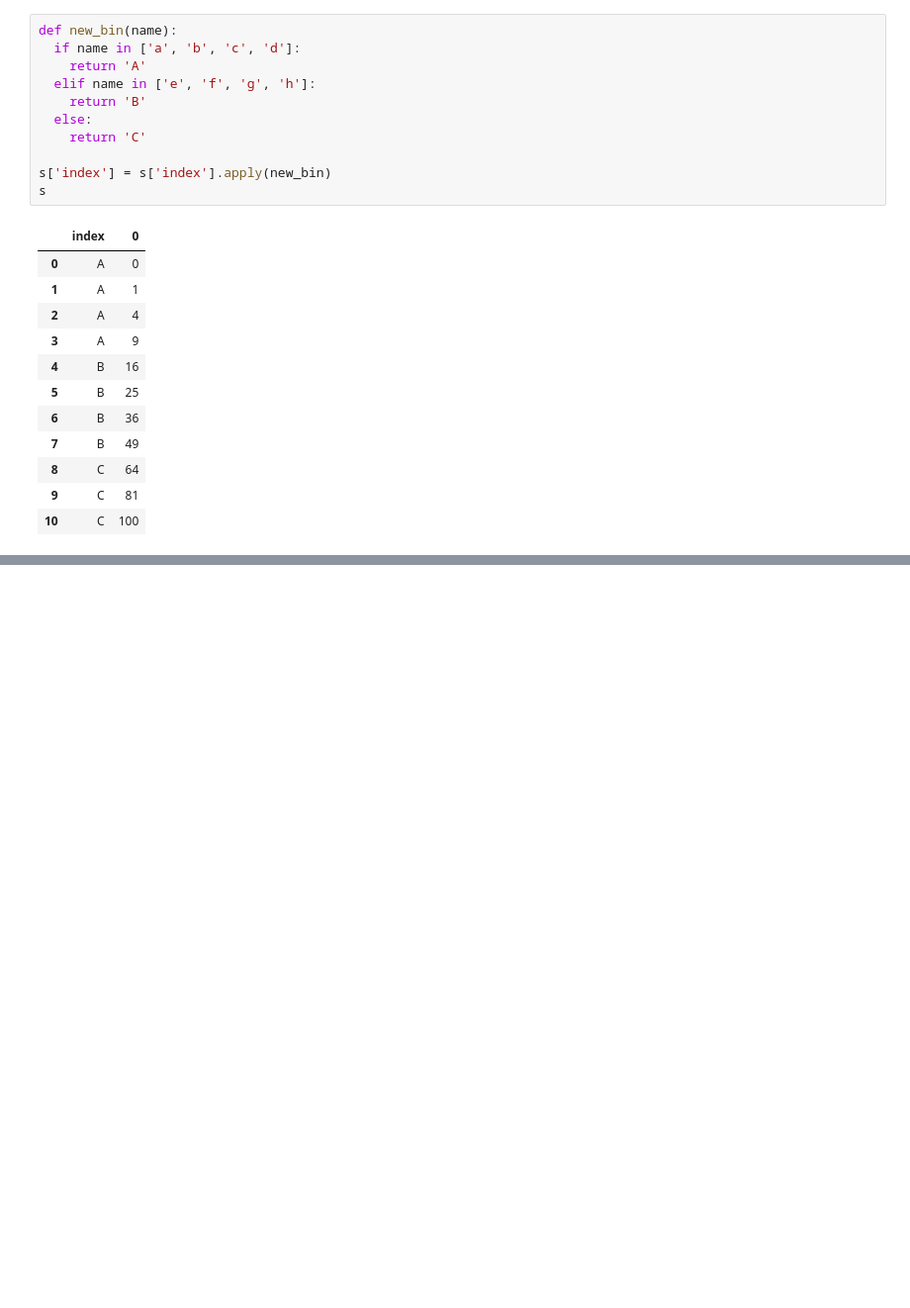
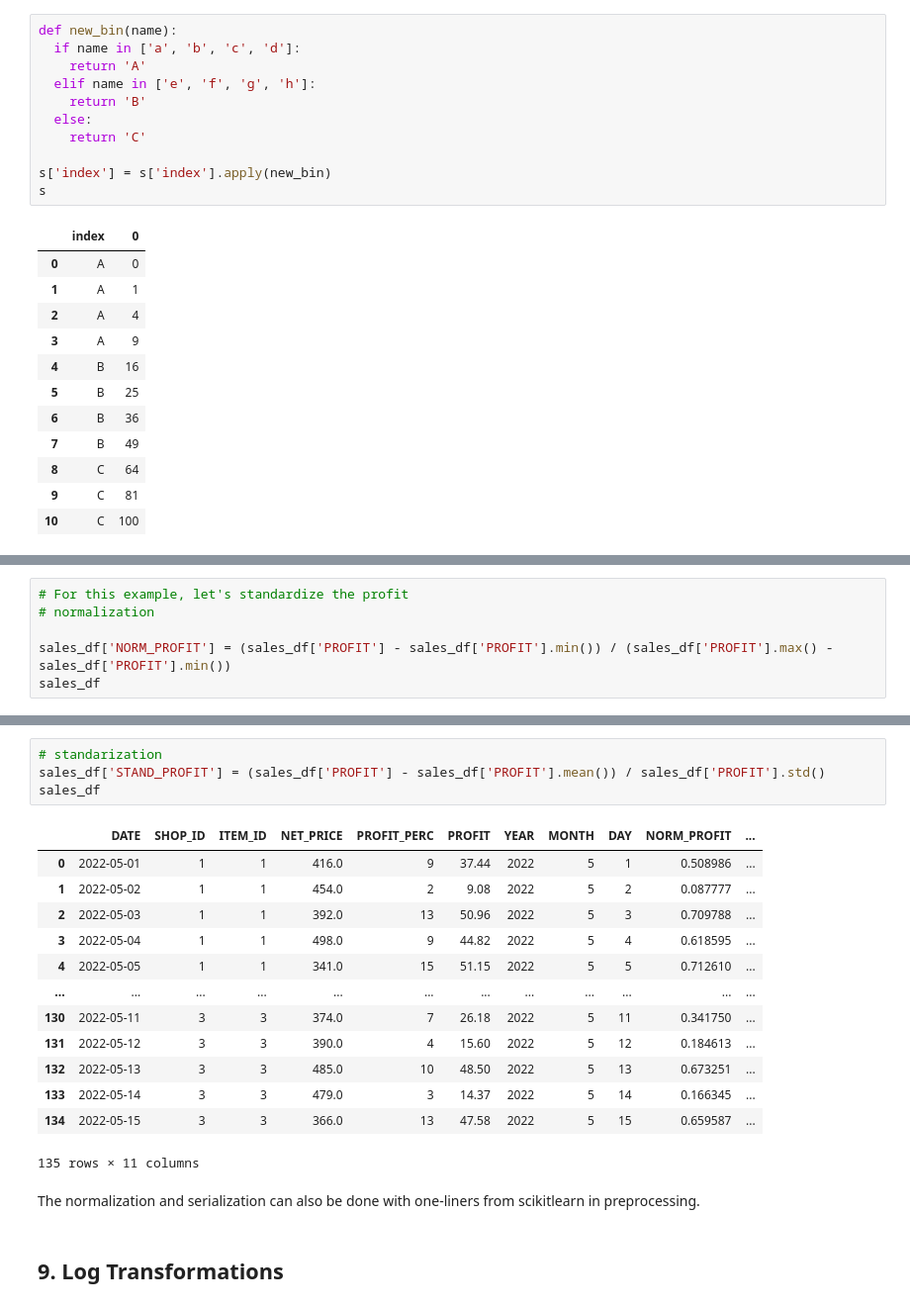
Before and after one commit to miladziekanowska/Data_Analytics, a Jupyter notebook: Pandas_Data_Cleaning.ipynb, the cells around one changed output, grey strips where cells are left out. Shown at 99% size. Drawn from its saved outputs; the diff is of its cells as text; blank space fills up the shorter version.

Commit message:
Data normalization complete

```diff
--- a/Pandas_Data_Cleaning.ipynb
+++ b/Pandas_Data_Cleaning.ipynb
@@ -780,0 +782,6 @@ s
+# %%
+# For this example, let's standardize the profit
+# normalization
+
+sales_df['NORM_PROFIT'] = (sales_df['PROFIT'] - sales_df['PROFIT'].min()) / (sales_df['PROFIT'].max() - sales_df['PROFIT'].min())
+sales_df
@@ -780,0 +802,22 @@ s
+# %%
+# standarization
+sales_df['STAND_PROFIT'] = (sales_df['PROFIT'] - sales_df['PROFIT'].mean()) / sales_df['PROFIT'].std()
+sales_df
+# %% [output]
+|  | DATE | SHOP_ID | ITEM_ID | NET_PRICE | PROFIT_PERC | PROFIT | YEAR | MONTH | DAY | NORM_PROFIT | ... |
+| 0 | 2022-05-01 | 1 | 1 | 416.0 | 9 | 37.44 | 2022 | 5 | 1 | 0.508986 | ... |
+| 1 | 2022-05-02 | 1 | 1 | 454.0 | 2 | 9.08 | 2022 | 5 | 2 | 0.087777 | ... |
+| 2 | 2022-05-03 | 1 | 1 | 392.0 | 13 | 50.96 | 2022 | 5 | 3 | 0.709788 | ... |
+| 3 | 2022-05-04 | 1 | 1 | 498.0 | 9 | 44.82 | 2022 | 5 | 4 | 0.618595 | ... |
+| 4 | 2022-05-05 | 1 | 1 | 341.0 | 15 | 51.15 | 2022 | 5 | 5 | 0.712610 | ... |
+| ... | ... | ... | ... | ... | ... | ... | ... | ... | ... | ... | ... |
+| 130 | 2022-05-11 | 3 | 3 | 374.0 | 7 | 26.18 | 2022 | 5 | 11 | 0.341750 | ... |
+| 131 | 2022-05-12 | 3 | 3 | 390.0 | 4 | 15.60 | 2022 | 5 | 12 | 0.184613 | ... |
+| 132 | 2022-05-13 | 3 | 3 | 485.0 | 10 | 48.50 | 2022 | 5 | 13 | 0.673251 | ... |
+| 133 | 2022-05-14 | 3 | 3 | 479.0 | 3 | 14.37 | 2022 | 5 | 14 | 0.166345 | ... |
+| 134 | 2022-05-15 | 3 | 3 | 366.0 | 13 | 47.58 | 2022 | 5 | 15 | 0.659587 | ... |
+135 rows × 11 columns
+# %% [markdown]
+The normalization and serialization can also be done with one-liners from scikitlearn in preprocessing.
+# %% [markdown]
+## 9. Log Transformations
```
Also changed, not shown: parts of 6 cells of this notebook.
